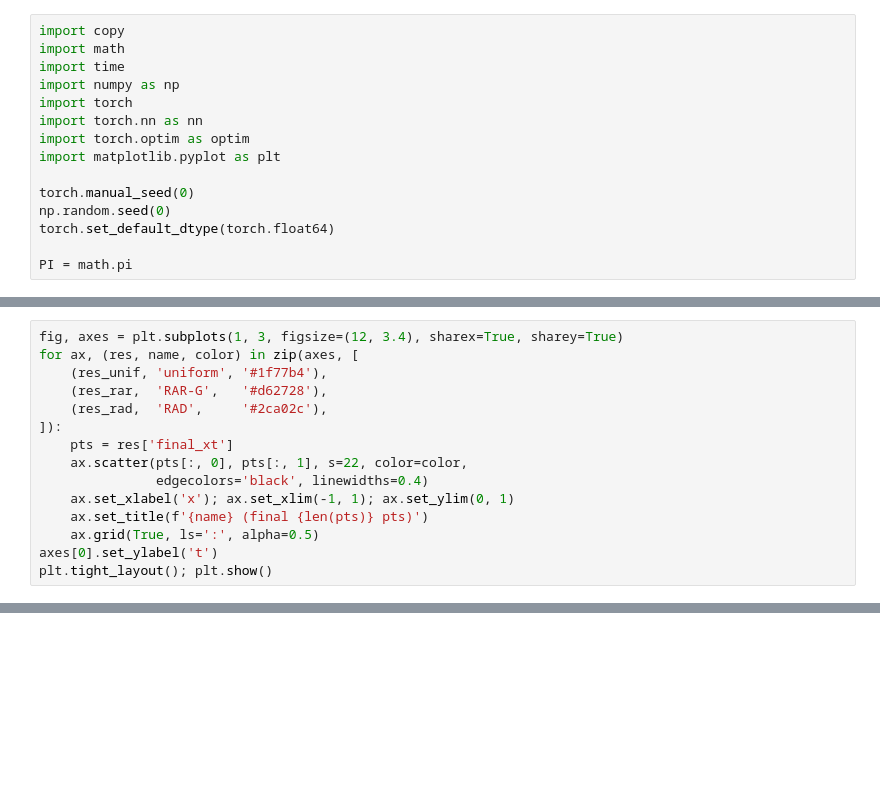
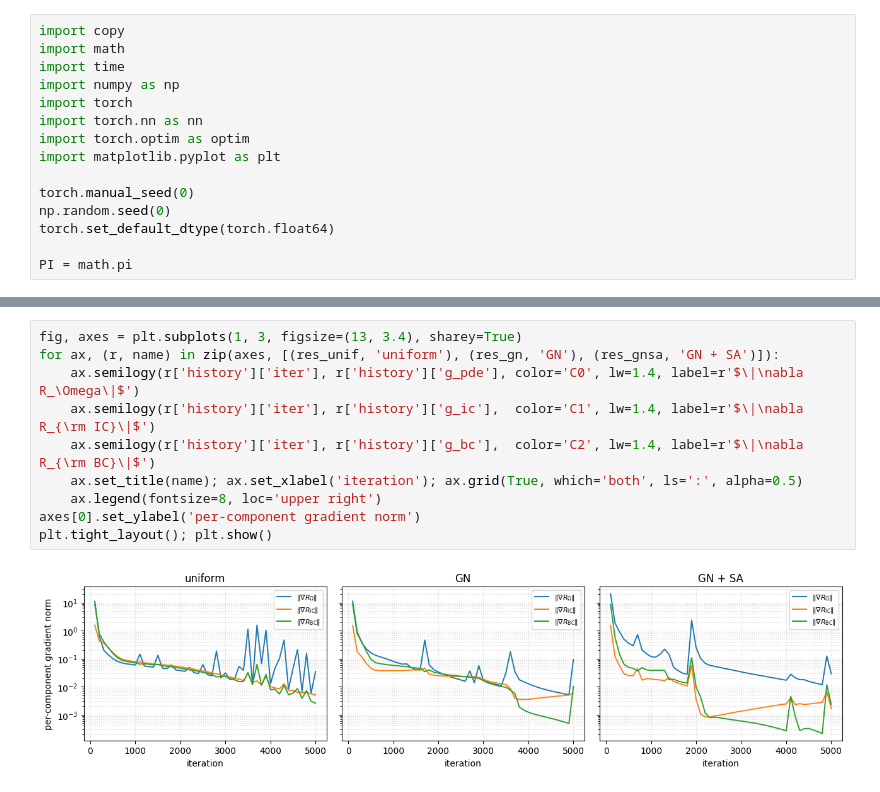
Before and after one commit to kopanicakova/intro_opt_SciML, a Jupyter notebook: notebooks/ex8.ipynb, the cells around one changed output, grey strips where cells are left out. Cells and saved outputs as stored; diff of their text form; blank space fills up the shorter version.

```diff
--- a/notebooks/ex8.ipynb
+++ b/notebooks/ex8.ipynb
@@ -357,15 +33,0 @@ plt.tight_layout(); plt.show()
-# %%
-fig, axes = plt.subplots(1, 3, figsize=(12, 3.4), sharex=True, sharey=True)
-for ax, (res, name, color) in zip(axes, [
-    (res_unif, 'uniform', '#1f77b4'),
-    (res_rar,  'RAR-G',   '#d62728'),
-    (res_rad,  'RAD',     '#2ca02c'),
-]):
-    pts = res['final_xt']
-    ax.scatter(pts[:, 0], pts[:, 1], s=22, color=color,
-               edgecolors='black', linewidths=0.4)
-    ax.set_xlabel('x'); ax.set_xlim(-1, 1); ax.set_ylim(0, 1)
-    ax.set_title(f'{name} (final {len(pts)} pts)')
-    ax.grid(True, ls=':', alpha=0.5)
-axes[0].set_ylabel('t')
-plt.tight_layout(); plt.show()
@@ -451,0 +338,12 @@ wrote ./ex8_collocation.csv  (119 rows)
+# %%
+fig, axes = plt.subplots(1, 3, figsize=(13, 3.4), sharey=True)
+for ax, (r, name) in zip(axes, [(res_unif, 'uniform'), (res_gn, 'GN'), (res_gnsa, 'GN + SA')]):
+    ax.semilogy(r['history']['iter'], r['history']['g_pde'], color='C0', lw=1.4, label=r'$\|\nabla R_\Omega\|$')
+    ax.semilogy(r['history']['iter'], r['history']['g_ic'],  color='C1', lw=1.4, label=r'$\|\nabla R_{\rm IC}\|$')
+    ax.semilogy(r['history']['iter'], r['history']['g_bc'],  color='C2', lw=1.4, label=r'$\|\nabla R_{\rm BC}\|$')
+    ax.set_title(name); ax.set_xlabel('iteration'); ax.grid(True, which='both', ls=':', alpha=0.5)
+    ax.legend(fontsize=8, loc='upper right')
+axes[0].set_ylabel('per-component gradient norm')
+plt.tight_layout(); plt.show()
+# %% [output]
+[figure, added]
```
Also changed, not shown: parts of 37 cells of this notebook, 4 other files.
